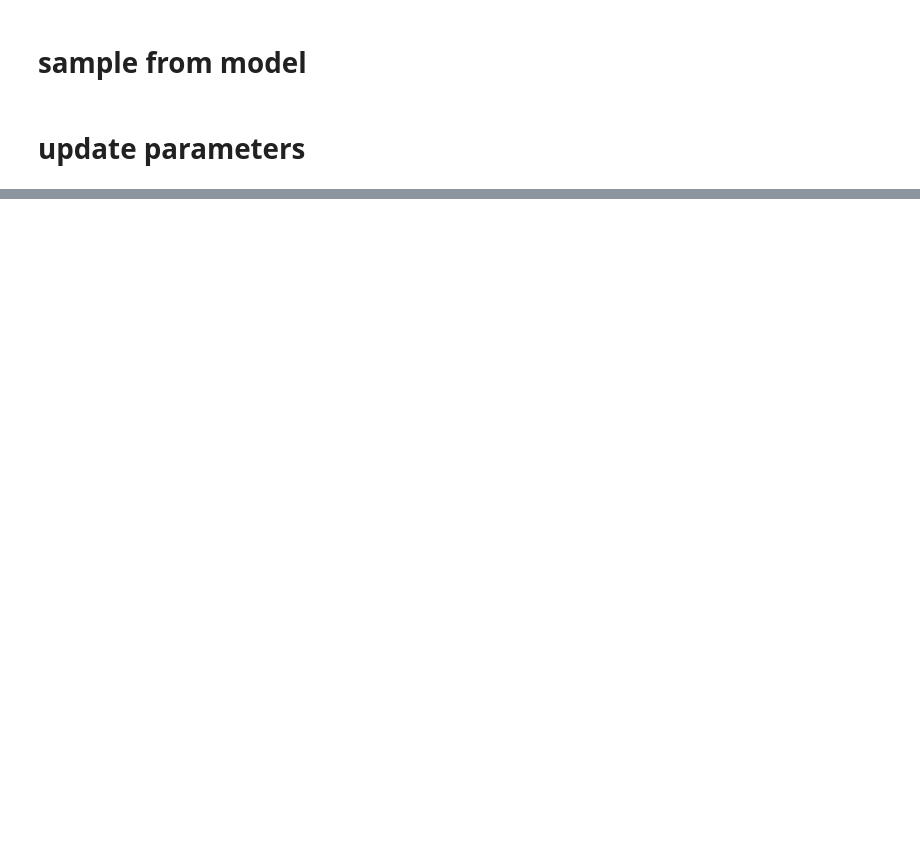
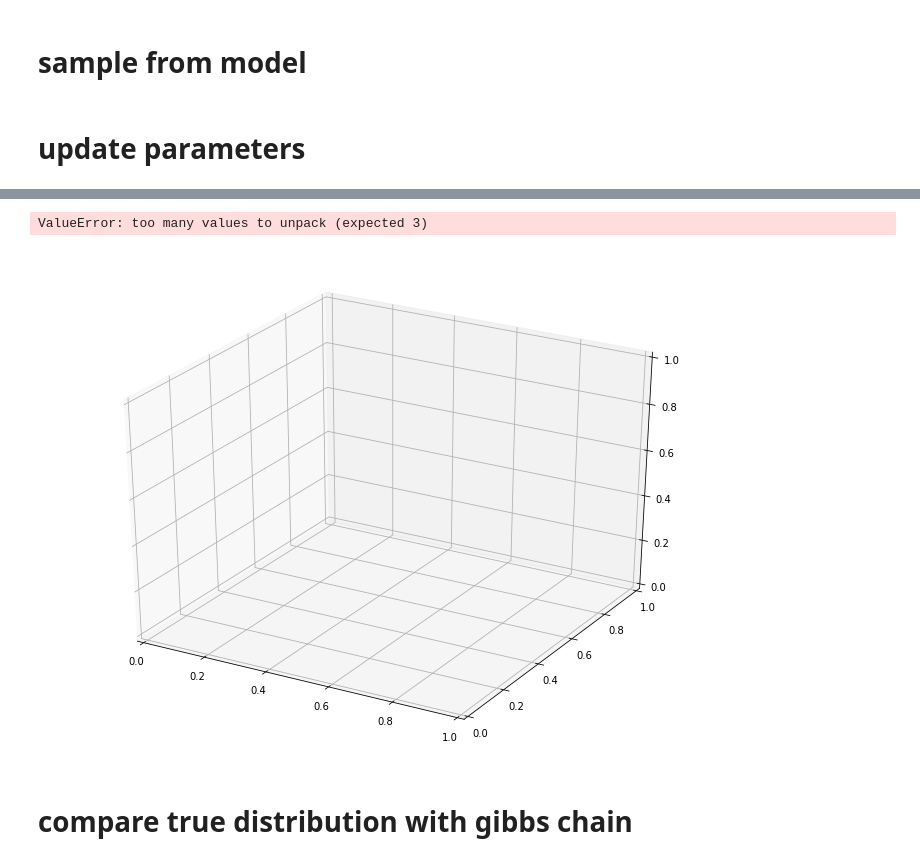
Before and after one commit to cavaunpeu/boltzmann-machines, a Jupyter notebook: boltzmann-machines.ipynb, the cells around one changed output, grey strips where cells are left out. Cells and saved outputs as stored; diff of their text form; code cells hidden in the pictures; blank space fills up the shorter version.

```diff
--- a/boltzmann-machines.ipynb
+++ b/boltzmann-machines.ipynb
@@ -151,2 +317,9 @@ def plot_n_samples(n, weights=weights, biases=biases):
+# %%
+plot_n_samples(1000)
+# %% [output]
+ValueError: too many values to unpack (expected 3)
+[figure, added]
+# %% [markdown]
+# compare true distribution with gibbs chain
 # %%
 model = Model(weights=weights, biases=biases)
```
Also changed, not shown: parts of 46 cells of this notebook.
